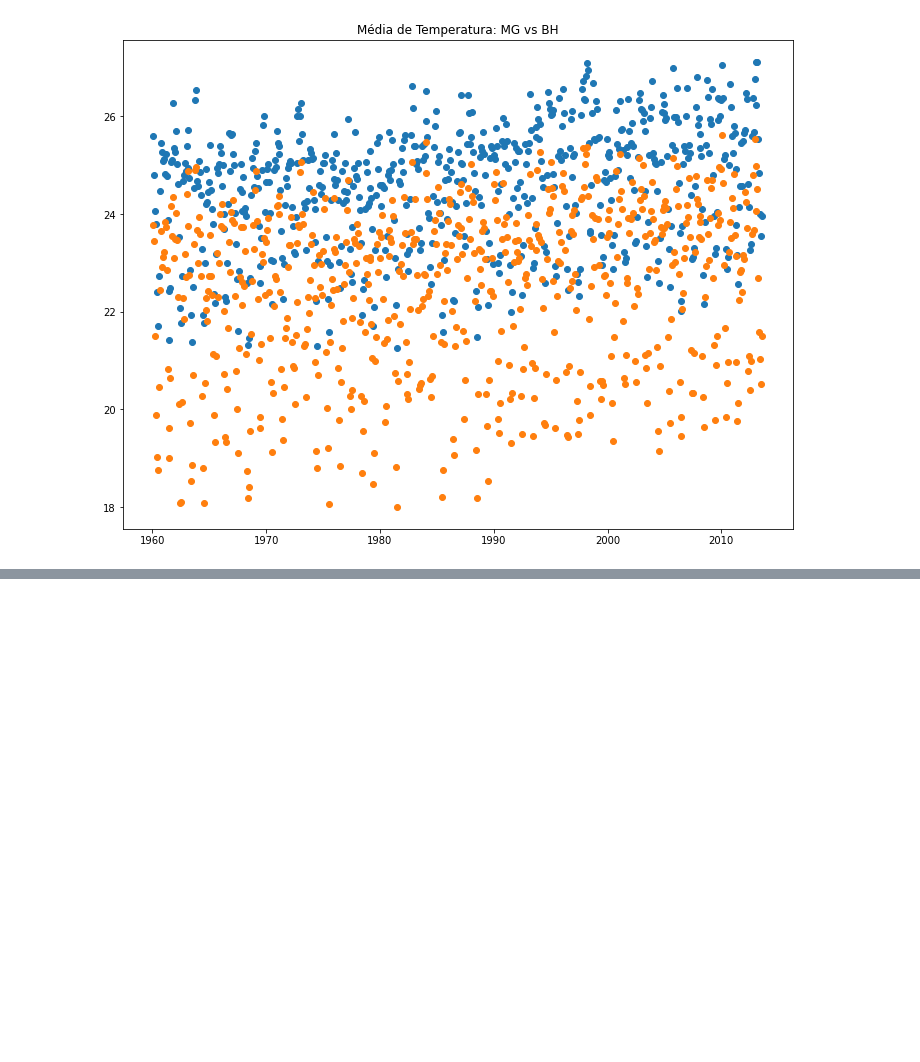
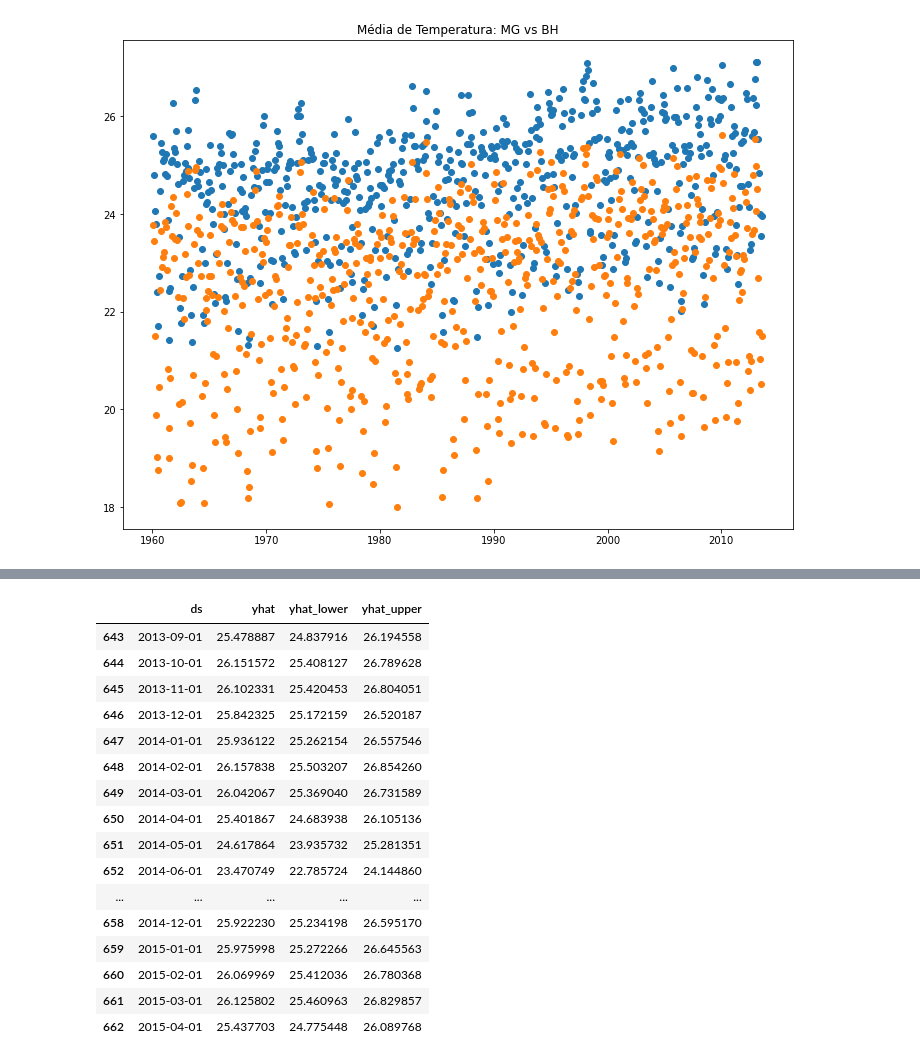
Before and after one commit to Raisler/DataScience_Portfolio, a Jupyter notebook: TemperatureAnalisys/Temperatures_BH_MG.ipynb, the cells around one changed output, grey strips where cells are left out. Saved outputs shown, nothing was run; the diff lists cells and outputs as text; code cells hidden in the pictures; blank space fills up the shorter version.

```diff
--- a/TemperatureAnalisys/Temperatures_BH_MG.ipynb
+++ b/TemperatureAnalisys/Temperatures_BH_MG.ipynb
@@ -367,0 +386,3 @@ Text(0.5, 1.0, 'Média de Temperatura: MG vs BH')
+# %%
+future = m.make_future_dataframe(periods=20, freq='MS')
+future.tail()
@@ -367,0 +396,21 @@ Text(0.5, 1.0, 'Média de Temperatura: MG vs BH')
+# %%
+forecast = m.predict(future)
+forecast[['ds', 'yhat', 'yhat_lower', 'yhat_upper']].tail(20)
+# %% [output]
+|  | ds | yhat | yhat_lower | yhat_upper |
+| 643 | 2013-09-01 | 25.478887 | 24.837916 | 26.194558 |
+| 644 | 2013-10-01 | 26.151572 | 25.408127 | 26.789628 |
+| 645 | 2013-11-01 | 26.102331 | 25.420453 | 26.804051 |
+| 646 | 2013-12-01 | 25.842325 | 25.172159 | 26.520187 |
+| 647 | 2014-01-01 | 25.936122 | 25.262154 | 26.557546 |
+| 648 | 2014-02-01 | 26.157838 | 25.503207 | 26.854260 |
+| 649 | 2014-03-01 | 26.042067 | 25.369040 | 26.731589 |
+| 650 | 2014-04-01 | 25.401867 | 24.683938 | 26.105136 |
+| 651 | 2014-05-01 | 24.617864 | 23.935732 | 25.281351 |
+| 652 | 2014-06-01 | 23.470749 | 22.785724 | 24.144860 |
+| ... | ... | ... | ... | ... |
+| 658 | 2014-12-01 | 25.922230 | 25.234198 | 26.595170 |
+| 659 | 2015-01-01 | 25.975998 | 25.272266 | 26.645563 |
+| 660 | 2015-02-01 | 26.069969 | 25.412036 | 26.780368 |
+| 661 | 2015-03-01 | 26.125802 | 25.460963 | 26.829857 |
+| 662 | 2015-04-01 | 25.437703 | 24.775448 | 26.089768 |
```
Also changed, not shown: parts of 15 cells of this notebook.
